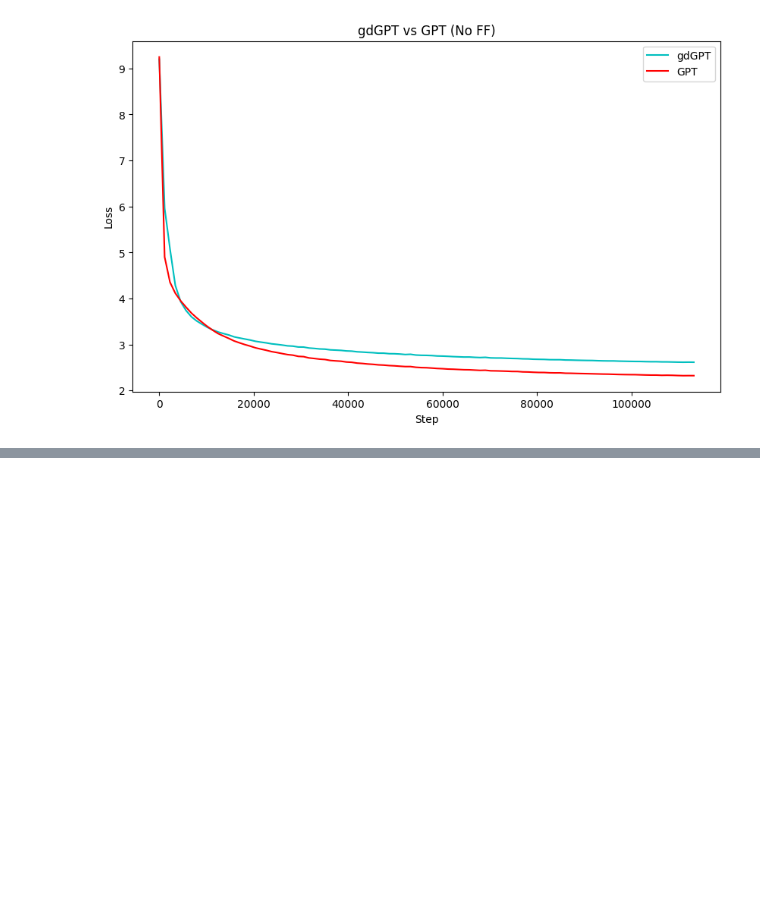
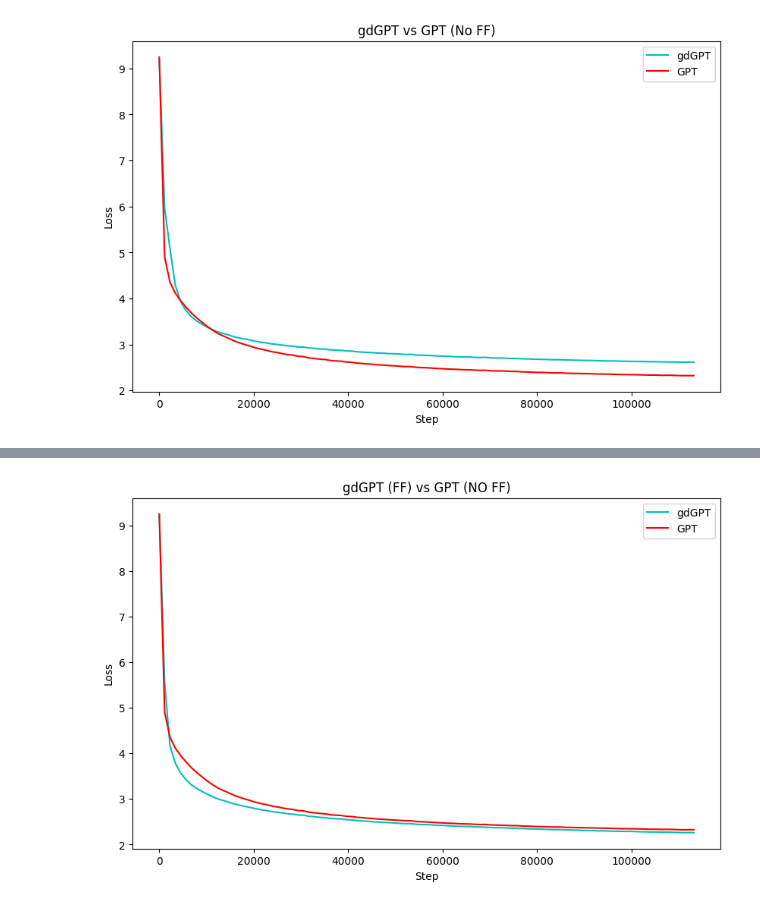
Before and after one commit to williamconvertino/GDM, a Jupyter notebook: experiments/visualize_losses.ipynb, the cells around one changed output, grey strips where cells are left out. Saved outputs shown, nothing was run; the diff lists cells and outputs as text; code cells hidden in the pictures; blank space fills up the shorter version.

```diff
--- a/experiments/visualize_losses.ipynb
+++ b/experiments/visualize_losses.ipynb
@@ -33,0 +43,9 @@ visualize_loss_from_files(
+# %%
+visualize_loss_from_files(
+  ('gdGPT_8H_1L_512E_val_results', 'gdGPT'),
+  ('GPT_8H_1L_512E_noFF_val_results', 'GPT'),
+  title='gdGPT (FF) vs GPT (NO FF)',
+  num_epochs=1
+)
+# %% [output]
+[figure, added]
```
Also changed, not shown: parts of 1 cell of this notebook, 1 other file.
